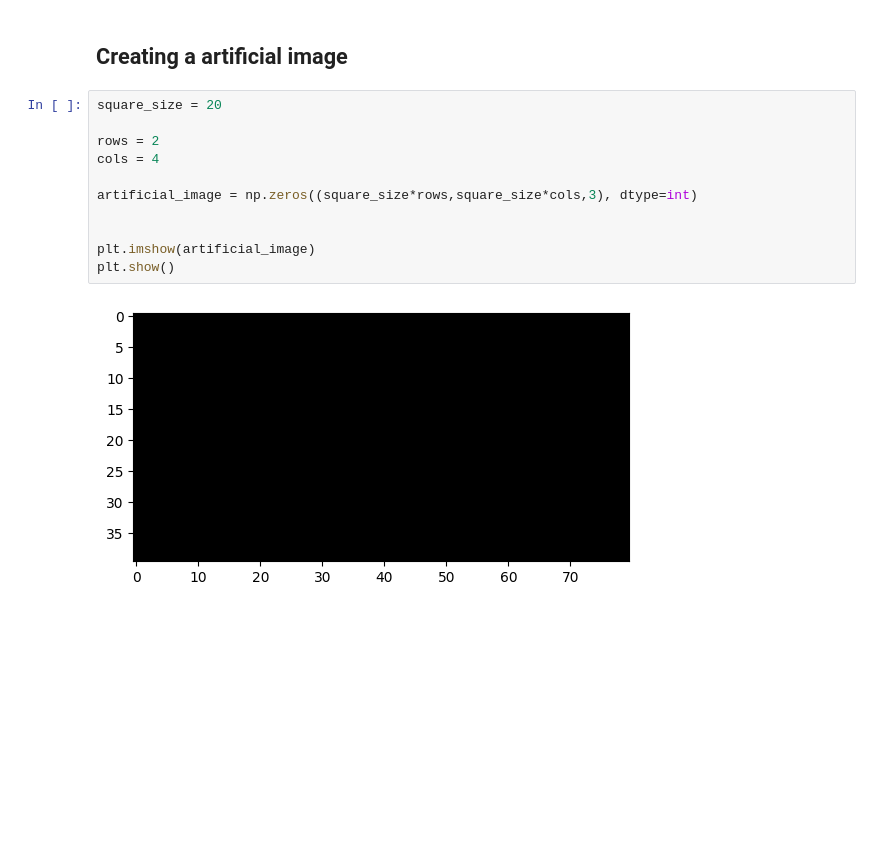
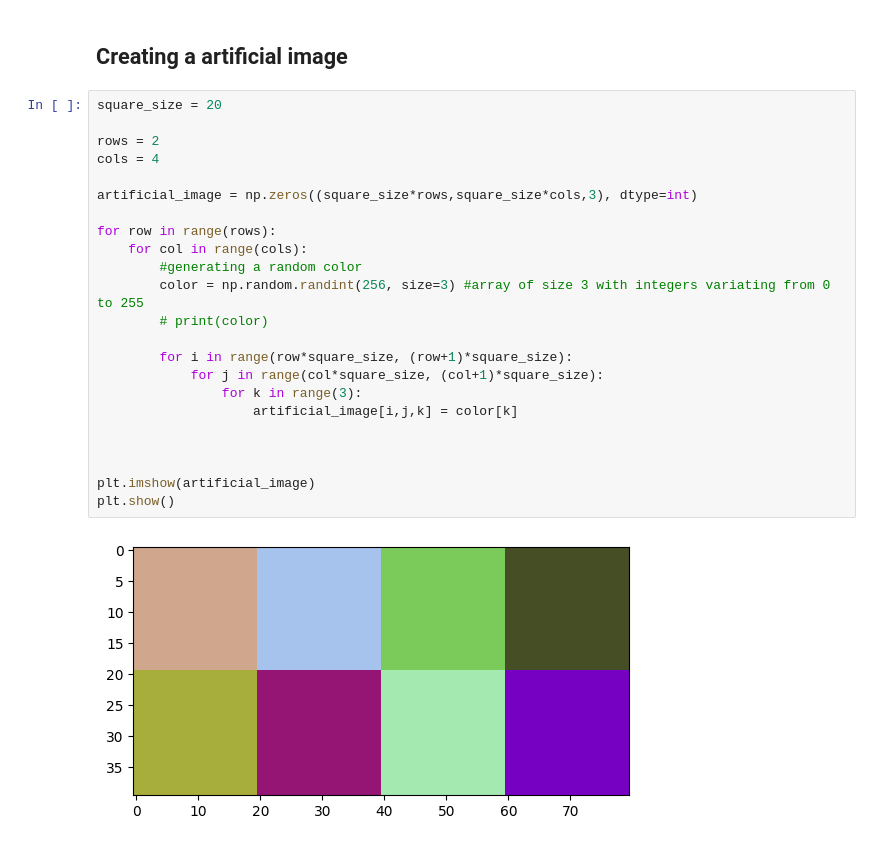
Before and after one commit to matheus3301/bip, a Jupyter notebook: lab1.ipynb, the cells around one changed output. Cells and saved outputs as stored; diff of their text form; blank space fills up the shorter version.

```diff
--- a/lab1.ipynb
+++ b/lab1.ipynb
@@ -114,13 +114,25 @@ Found 4 images on the directory
 # %%
 square_size = 20
 
 rows = 2
 cols = 4
 
 artificial_image = np.zeros((square_size*rows,square_size*cols,3), dtype=int)
 
+for row in range(rows):
+    for col in range(cols):
+        #generating a random color
+        color = np.random.randint(256, size=3) #array of size 3 with integers variating from 0 to 255
+        # print(color)
+
+        for i in range(row*square_size, (row+1)*square_size):
+            for j in range(col*square_size, (col+1)*square_size):
+                for k in range(3):
+                    artificial_image[i,j,k] = color[k]
+
+
 
 plt.imshow(artificial_image)
 plt.show()
 # %% [output]
-[figure, old version]
+[figure, new version]
```
Also changed, not shown: parts of 11 cells of this notebook, 3 other files.
